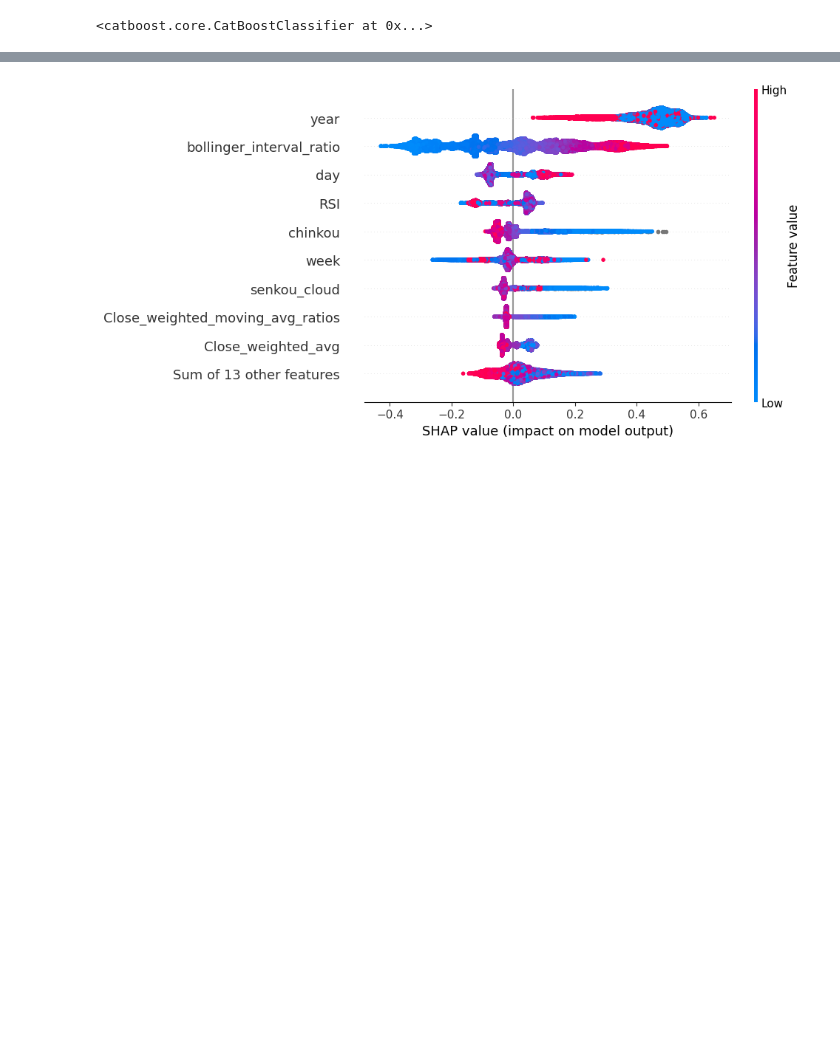
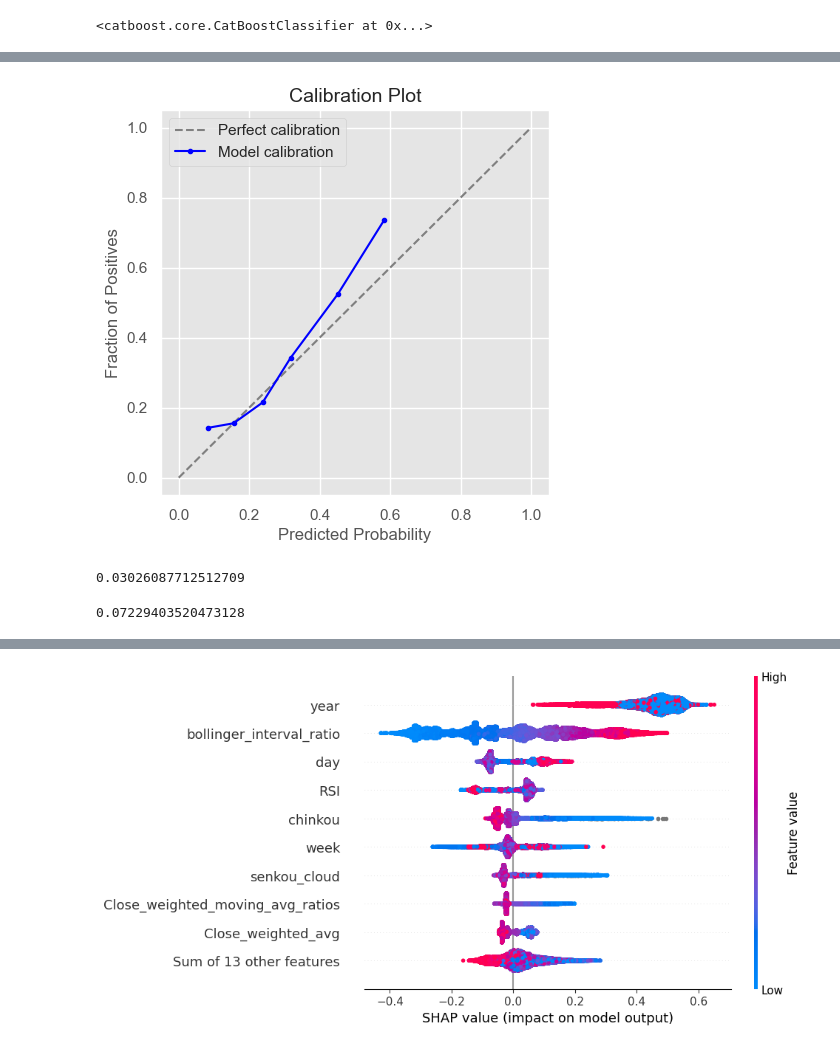
Before and after one commit to scbtm/stock_rankings, a Jupyter notebook: dev_code.ipynb, the cells around one changed output, grey strips where cells are left out. Saved outputs shown, nothing was run; the diff lists cells and outputs as text; code cells hidden in the pictures; blank space fills up the shorter version.

```diff
--- a/dev_code.ipynb
+++ b/dev_code.ipynb
@@ -133,0 +150,29 @@ shape: (1_745_427, 25)
+# %%
+from sklearn.isotonic import IsotonicRegression
+iso_reg = IsotonicRegression(y_min = 0, y_max = 1, out_of_bounds = 'clip').fit(score, y_true)
+proba_test_cb_isoreg = iso_reg.predict(model.predict_proba(test_pool)[:, 1])
+# %%
+#plot calibrated predictions
+prob_true, prob_pred = calibration_curve(test_pool.get_label(), proba_test_cb_isoreg, n_bins=n_bins, strategy=strategy)
+# %%
+# Set the aesthetic appearance of the plots (you can choose other styles like 'whitegrid', 'dark', etc.)
+plt.style.use('ggplot')
+# Creating the figure and axes object
+fig, ax = plt.subplots(figsize=(5, 5))  # You can adjust the size to fit your specific needs
+
+# Plotting the reference line for perfect calibration
+ax.plot([0, 1], [0, 1], linestyle='--', color='gray', label='Perfect calibration')
+
+# Plotting the model calibration curve
+ax.plot(prob_pred, prob_true, marker='.', linestyle='-', color='blue', label='Model calibration')
+
+# Adding labels, title and legend
+ax.set_xlabel('Predicted Probability', fontsize=12)
+ax.set_ylabel('Fraction of Positives', fontsize=12)
+ax.set_title('Calibration Plot', fontsize=14)
+ax.legend(loc='best')
+
+# Show the plot
+plt.show()
+# %% [output]
+[figure, added]
@@ -134,3 +210,11 @@ shape: (1_745_427, 25)
+# %%
+expected_calibration_error(test_pool.get_label(), proba_test_cb_isoreg)
+# %% [output]
+0.03026087712512709
+# %%
+expected_calibration_error(y_true, score)
+# %% [output]
+0.07229403520473128
 # %%
 import shap
 shap.initjs()
```
Also changed, not shown: parts of 9 cells of this notebook, 1 other file.
